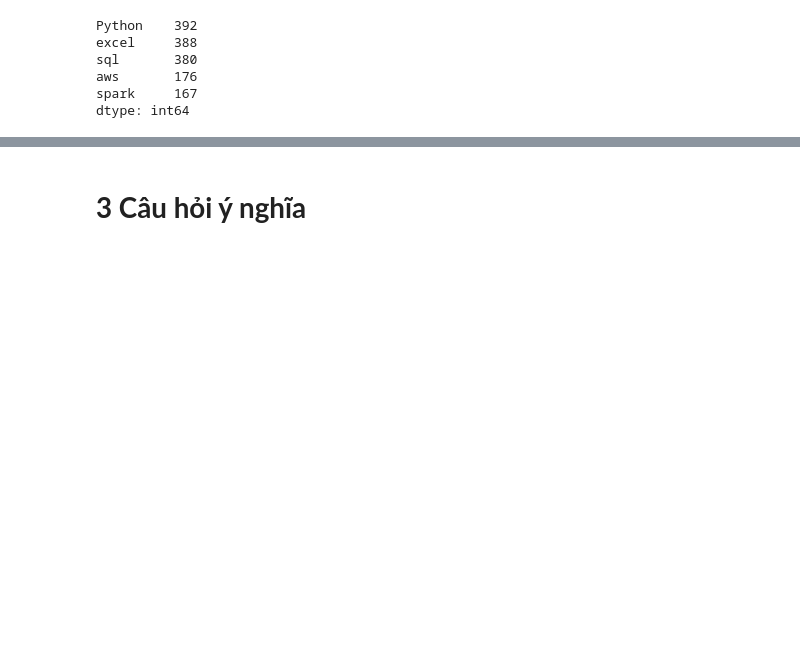
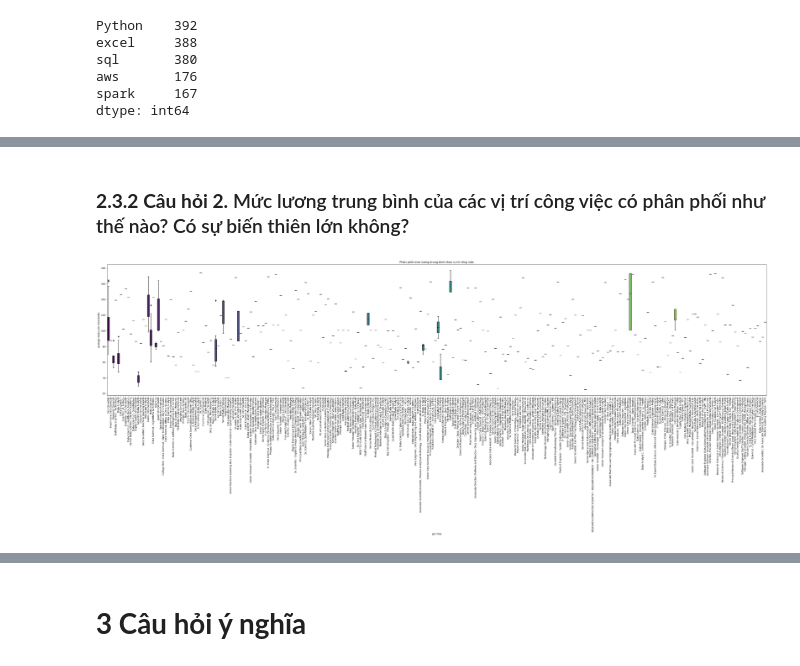
Before and after one commit to BeSo2003/Data-Visualization, a Jupyter notebook: Lab01/Eda.ipynb, the cells around one changed output, grey strips where cells are left out. Drawn from its saved outputs; the diff is of its cells as text; code cells hidden in the pictures; blank space fills up the shorter version.

```diff
--- a/Lab01/Eda.ipynb
+++ b/Lab01/Eda.ipynb
@@ -171,0 +200,25 @@ dtype: int64
+# %% [markdown]
+### **2.3.2 Câu hỏi 2.** Mức lương trung bình của các vị trí công việc có phân phối như thế nào? Có sự biến thiên lớn không?
+# %%
+# Lọc ra các phần tử duy nhất từ cột 'Job Title'
+job_titles = cleaned_df['Job Title'].unique()
+
+# Tạo DataFrame mới chỉ chứa các dòng có 'Job Title' trong danh sách job_titles
+filtered_df = cleaned_df[cleaned_df['Job Title'].isin(job_titles)]
+
+# Cài đặt biểu đồ để dễ quan sát, vì chữ khá dài
+plt.figure(figsize=(50, 10))
+
+# Vẽ
+sns.boxplot(x='Job Title', y='Avg Salary(K)', data=filtered_df, palette='viridis')
+
+# Xoay giá trị cột x 90 độ để dễ quan sát
+plt.xticks(rotation=90)
+
+plt.title('Phân phối mức lương trung bình theo vị trí công việc')
+plt.xlabel('Job Title')
+plt.ylabel('Average Salary (in thousands)')
+
+plt.show()
+# %% [output]
+[figure, added]
```
Also changed, not shown: parts of 8 cells of this notebook.
